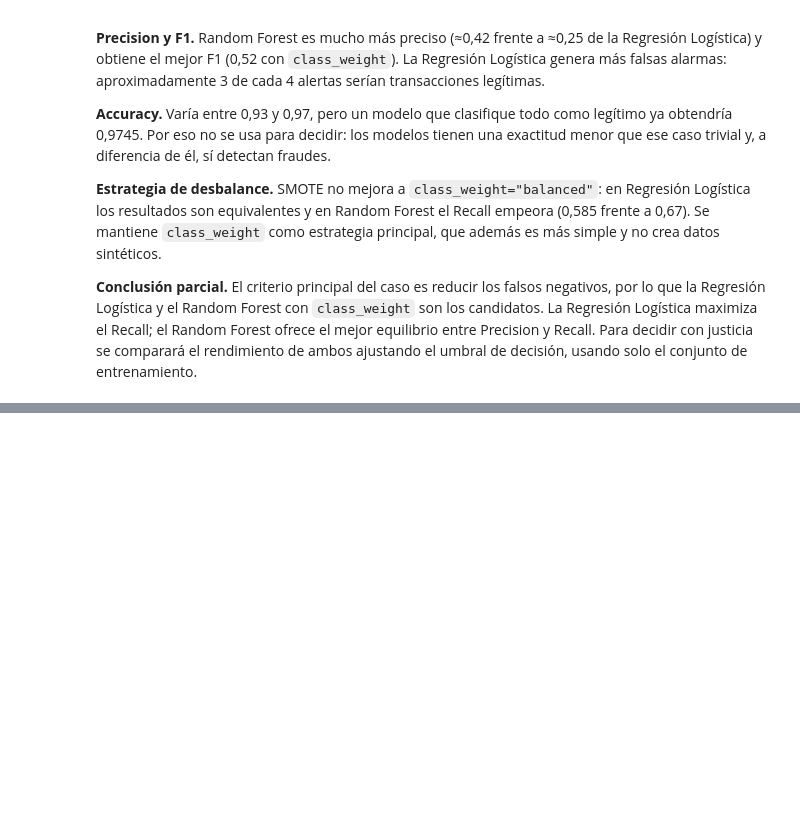
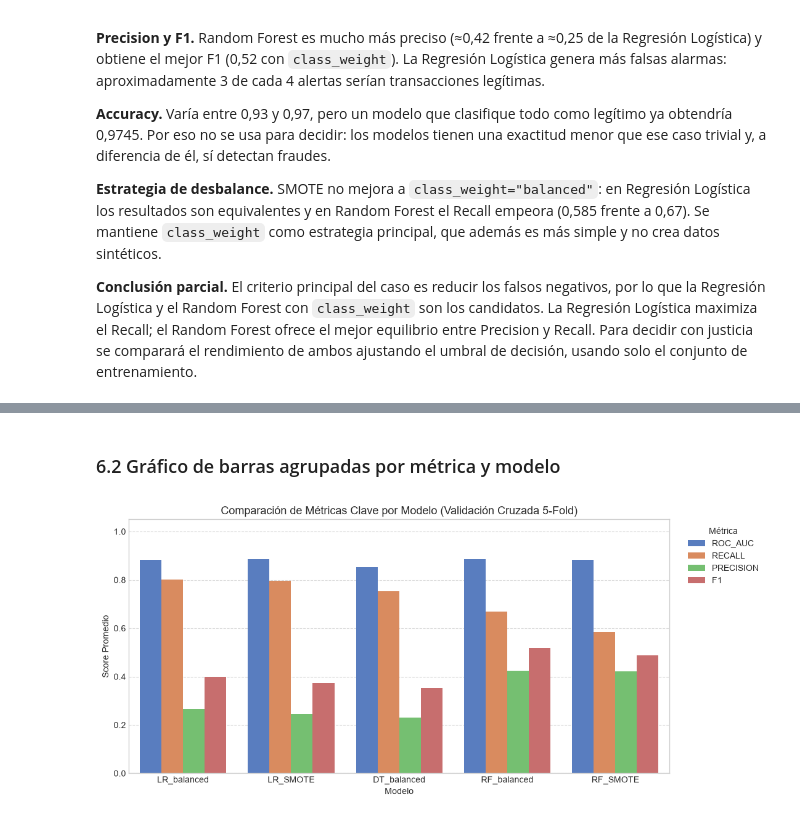
Before and after one commit to Leonardo2002AF/DETECCION_FRAUDEZ, a Jupyter notebook: fraude.ipynb, the cells around one changed output, grey strips where cells are left out. Saved outputs shown, nothing was run; the diff lists cells and outputs as text; code cells hidden in the pictures; blank space fills up the shorter version.

```diff
--- a/fraude.ipynb
+++ b/fraude.ipynb
@@ -588,0 +595,15 @@ display(df_cv.round(4))
+# %%
+# Construcción de df_comparativo a partir de df_cv sin reentrenar
+metricas = ["roc_auc", "recall", "precision", "f1", "accuracy"]
+
+# Ordenamiento por recall descendente y luego roc_auc descendente
+df_sorted = df_cv.sort_values(by=["recall_mean", "roc_auc_mean"], ascending=[False, False])
+
+# Formateo a media ± desviación estándar con 4 decimales
+df_comparativo = pd.DataFrame(index=df_sorted.index)
+for met in metricas:
+    df_comparativo[met] = df_sorted.apply(
+        lambda r: f"{r[f'{met}_mean']:.4f} ± {r[f'{met}_std']:.4f}", axis=1
+    )
+
+display(df_comparativo)
@@ -588,0 +618,22 @@ display(df_cv.round(4))
+# %% [markdown]
+### 6.2 Gráfico de barras agrupadas por métrica y modelo
+# %%
+# Gráfico de barras agrupadas para roc_auc, recall, precision y f1
+metricas_plot = ["roc_auc", "recall", "precision", "f1"]
+df_plot = df_sorted[[f"{m}_mean" for m in metricas_plot]].reset_index()
+df_plot.columns = ["Modelo"] + [m.upper() for m in metricas_plot]
+
+df_plot_melted = df_plot.melt(id_vars="Modelo", var_name="Métrica", value_name="Score")
+
+plt.figure(figsize=(11, 5))
+sns.barplot(data=df_plot_melted, x="Modelo", y="Score", hue="Métrica", palette="muted")
+plt.title("Comparación de Métricas Clave por Modelo (Validación Cruzada 5-Fold)", fontsize=13)
+plt.xlabel("Modelo")
+plt.ylabel("Score Promedio")
+plt.ylim(0, 1.05)
+plt.legend(title="Métrica", bbox_to_anchor=(1.02, 1), loc="upper left")
+plt.grid(axis="y", linestyle="--", alpha=0.7)
+plt.tight_layout()
+plt.show()
+# %% [output]
+[figure, added]
```
Also changed, not shown: parts of 5 cells of this notebook.
